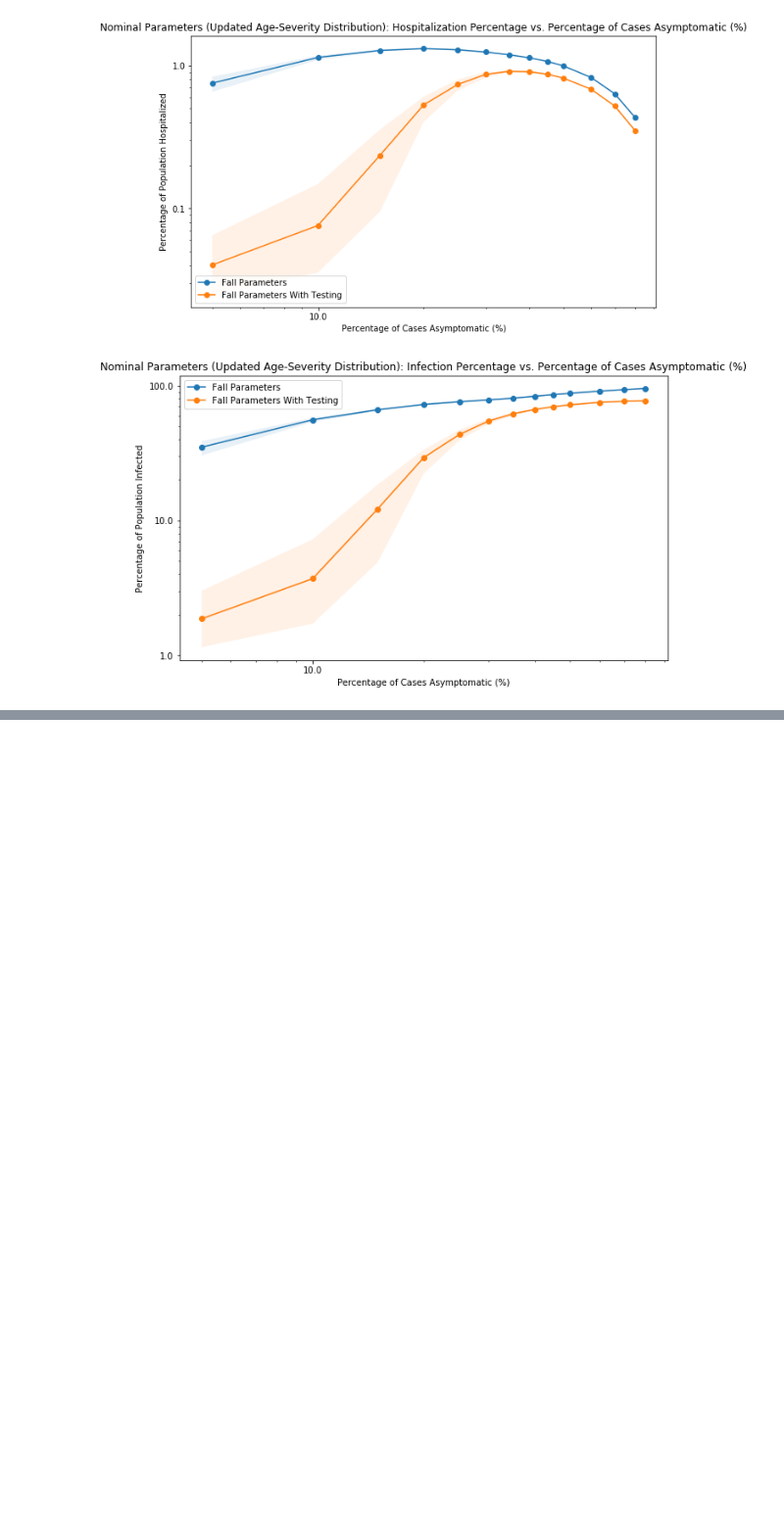
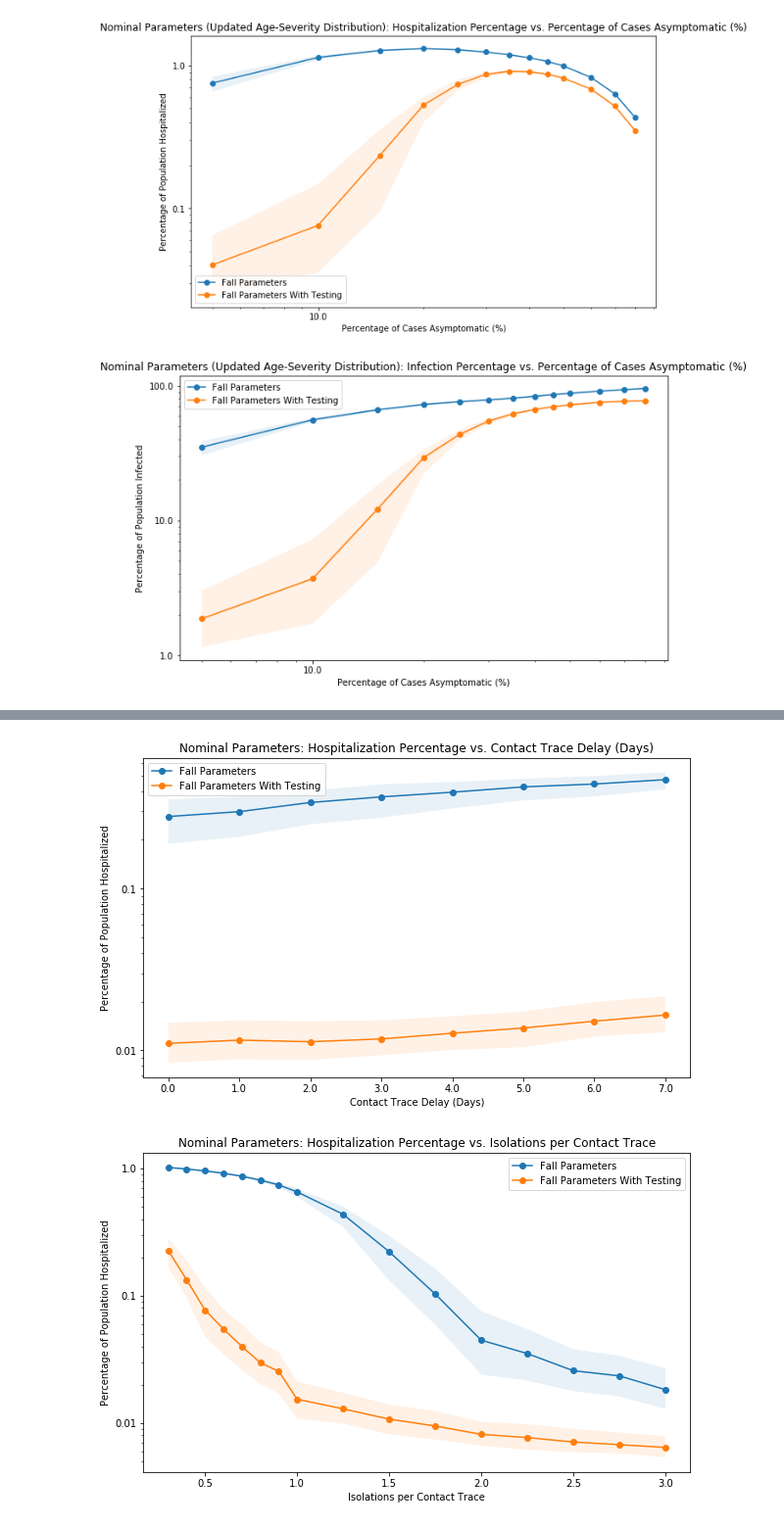
Before and after one commit to peter-i-frazier/group-testing, a Jupyter notebook: notebooks/may_28_asymptomatic_p_analysis.ipynb, the cells around one changed output, grey strips where cells are left out. Shown at 98% size. Saved outputs shown, nothing was run; the diff lists cells and outputs as text; code cells hidden in the pictures; blank space fills up the shorter version.

Commit message:
upload notebook with additional sensitivity plots

```diff
--- a/notebooks/may_28_asymptomatic_p_analysis.ipynb
+++ b/notebooks/may_28_asymptomatic_p_analysis.ipynb
@@ -404,0 +422,22 @@ for sublabel in ['asymptomatic_p']:
+# %%
+sim_results = {}
+for d in sim_dirs:
+    if 'fall_realistic_updated_age_severity_testing' in d:
+        label = 'fall_realistic_updated_age_severity_testing'
+    elif 'fall_realistic_updated_age_severity' in d:
+        label = 'fall_realistic_updated_age_severity'
+    else:
+        print("could not find label for {}".format(d))
+        label = 'unlabeled'
+
+    if 'realistic' not in d:
+        print("only loading realistic sims for now; skipping {}".format(d))
+        continue
+
+    sublabel = d.split('_' + label)[0]
+
+    if label not in sim_results:
+        sim_results[label] = {}
+
+    sim_results[label][sublabel] = load_sim_dir("/nfs01/covid_sims/" + d, verbose=False)
+    print("done loading {}".format(d))
@@ -404,0 +495,18 @@ for sublabel in ['asymptomatic_p']:
+# %%
+
+fall = sim_results['fall_realistic_updated_age_severity']
+fall_testing = sim_results['fall_realistic_updated_age_severity_testing']
+
+for sublabel in ['contact_tracing_delay', 'contact_tracing_isolations']:
+
+    plot_many_dfs_quantiles({'Fall Parameters': fall[sublabel],
+                             'Fall Parameters With Testing': fall_testing[sublabel]},
+                            cum_severe_quantiles,
+                            normalize_params[sublabel], x_log_scale=plot_log_scale[sublabel],
+                     xlabel=plot_labels[sublabel], ylabel="Percentage of Population Hospitalized",
+                     title="Nominal Parameters: Hospitalization Percentage vs. {}".format(plot_labels[sublabel]),
+                               q_low=0.1, q_high=0.9, alpha=0.1, y_min = 0, y_max=5, y_log_scale=True,
+                             use_x_int_labels=False)
+# %% [output]
+[figure, added]
+[figure, added]
```
Also changed, not shown: parts of 6 cells of this notebook.
